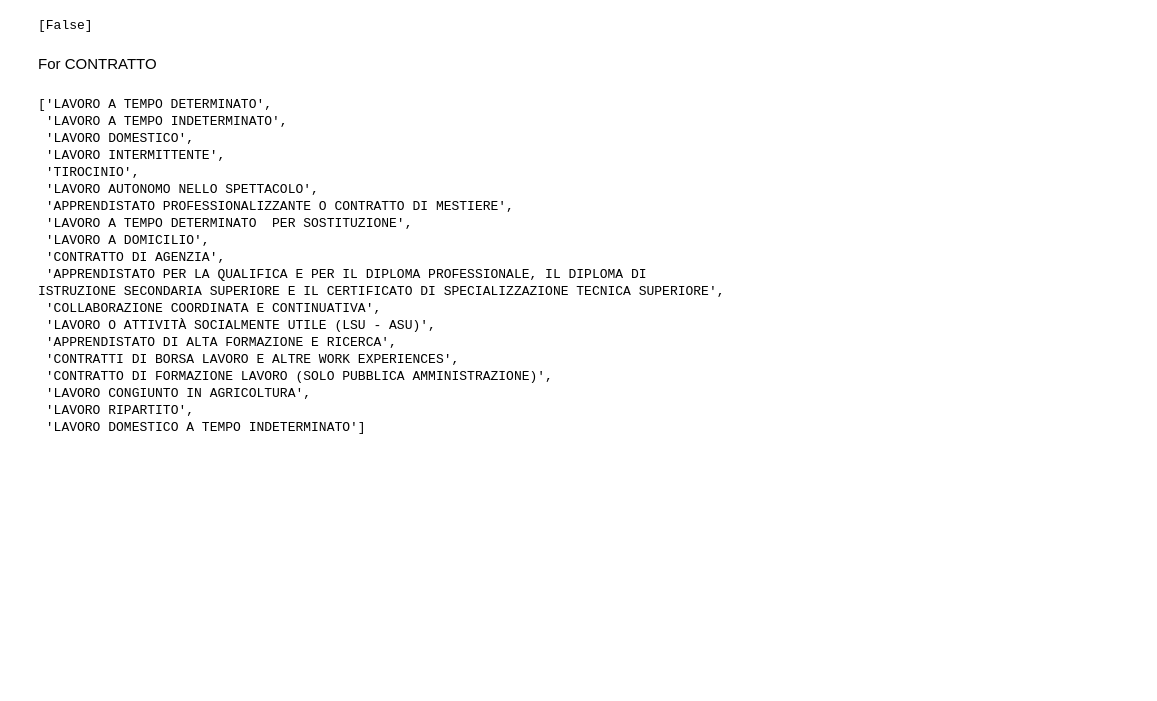
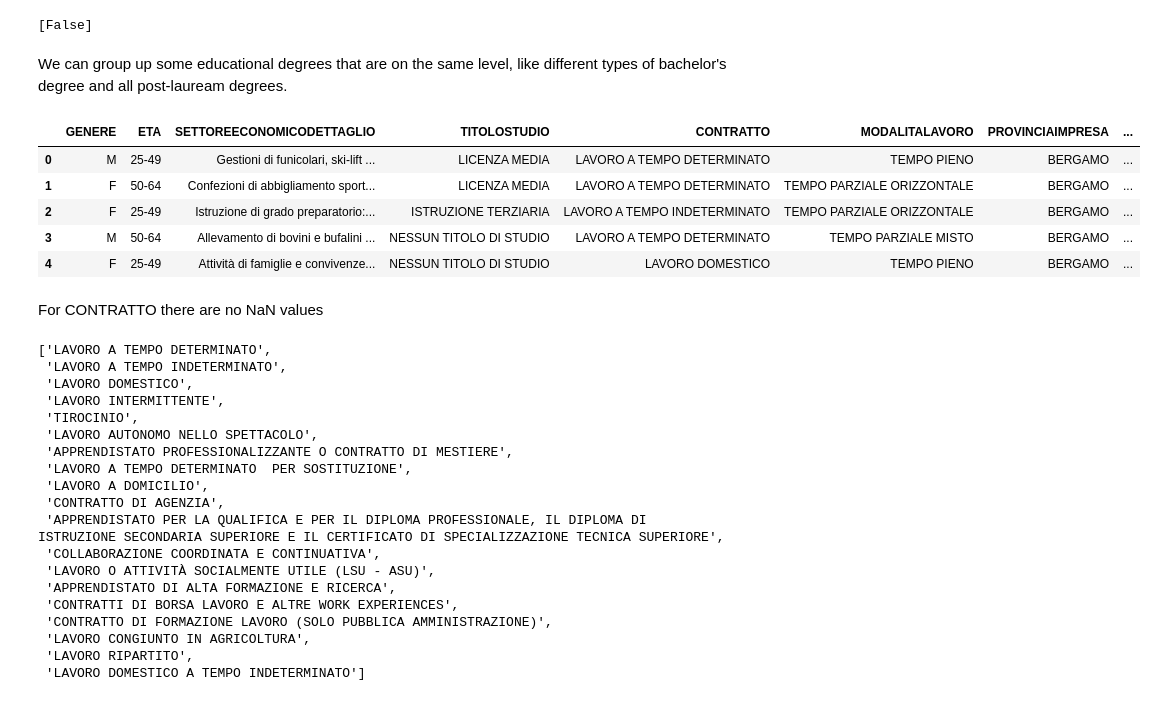
Before and after one commit to BruhZul/DataScienceLaboratory, a Jupyter notebook: Final/Transformation.ipynb, the cells around one changed output. Drawn from its saved outputs; the diff is of its cells as text; code cells hidden in the pictures; blank space fills up the shorter version.

```diff
--- a/Final/Transformation.ipynb
+++ b/Final/Transformation.ipynb
@@ -368,8 +377,40 @@ contract_1819.TITOLOSTUDIO.unique().tolist()
 contract_1819.TITOLOSTUDIO.isna().unique().tolist()
 # %% [output]
 [False]
-# %% [markdown]
-For CONTRATTO
+# %% [markdown]
+ We can group up some educational degrees that are on the same level, like different types of bachelor's degree and all post-lauream degrees.
+# %%
+replaceDict = {"NESSUN TITOLO DI STUDIO":0,
+              "LICENZA ELEMENTARE":1,
+              "LICENZA MEDIA":2,
+              "TITOLO DI ISTRUZIONE SECONDARIA SUPERIORE (SCOLASTICA ED EXTRA-SCOLASTICA) CHE NON PERMETTE L'ACCESSO ALL'UNIVERSITÀ ()":3,
+              "DIPLOMA DI ISTRUZIONE SECONDARIA SUPERIORE  CHE PERMETTE L'ACCESSO ALL'UNIVERSITA":4,
+              "LAUREA - Vecchio o nuovo ordinamento":5,
+              "DIPLOMA UNIVERSITARIO":5,
+              "DIPLOMA TERZIARIO EXTRA-UNIVERSITARIO":5,
+              "DIPLOMA DI SPECIALIZZAZIONE":6,
+              "TITOLO DI DOTTORE DI RICERCA":6,
+              "TITOLO DI STUDIO POST-LAUREA":6,
+              "MASTER UNIVERSITARIO DI PRIMO LIVELLO":6}
+
+contract_1819.replace({"TITOLOSTUDIO":replaceDict}, inplace=True)
+contract_1819.TITOLOSTUDIO = contract_1819.TITOLOSTUDIO.replace({0:"NESSUN TITOLO DI STUDIO",
+                                       1:"LICENZA ELEMENTARE",
+                                       2:"LICENZA MEDIA",
+                                       3:"ISTRUZIONE SECONDARIA SUPERIORE SENZA ACCESSO A UNIVERSITA'",
+                                       4:"ISTRUZIONE SECONDARIA SUPERIORE CON ACCESSO A UNIVERSITA'",
+                                       5:"ISTRUZIONE TERZIARIA",
+                                       6:"ISTRUZIONE POST-LAUREAM"})
+contract_1819.head()
+# %% [output]
+|  | GENERE | ETA | SETTOREECONOMICODETTAGLIO | TITOLOSTUDIO | CONTRATTO | MODALITALAVORO | PROVINCIAIMPRESA | ... |
+| 0 | M | 25-49 | Gestioni di funicolari, ski-lift ... | LICENZA MEDIA | LAVORO A TEMPO DETERMINATO | TEMPO PIENO | BERGAMO | ... |
+| 1 | F | 50-64 | Confezioni di abbigliamento sport... | LICENZA MEDIA | LAVORO A TEMPO DETERMINATO | TEMPO PARZIALE ORIZZONTALE | BERGAMO | ... |
+| 2 | F | 25-49 | Istruzione di grado preparatorio:... | ISTRUZIONE TERZIARIA | LAVORO A TEMPO INDETERMINATO | TEMPO PARZIALE ORIZZONTALE | BERGAMO | ... |
+| 3 | M | 50-64 | Allevamento di bovini e bufalini ... | NESSUN TITOLO DI STUDIO | LAVORO A TEMPO DETERMINATO | TEMPO PARZIALE MISTO | BERGAMO | ... |
+| 4 | F | 25-49 | Attività di famiglie e convivenze... | NESSUN TITOLO DI STUDIO | LAVORO DOMESTICO | TEMPO PIENO | BERGAMO | ... |
+# %% [markdown]
+For CONTRATTO there are no NaN values
 # %%
 contract_1819.CONTRATTO.unique().tolist()
 # %% [output]
```
Also changed, not shown: parts of 85 cells of this notebook.
